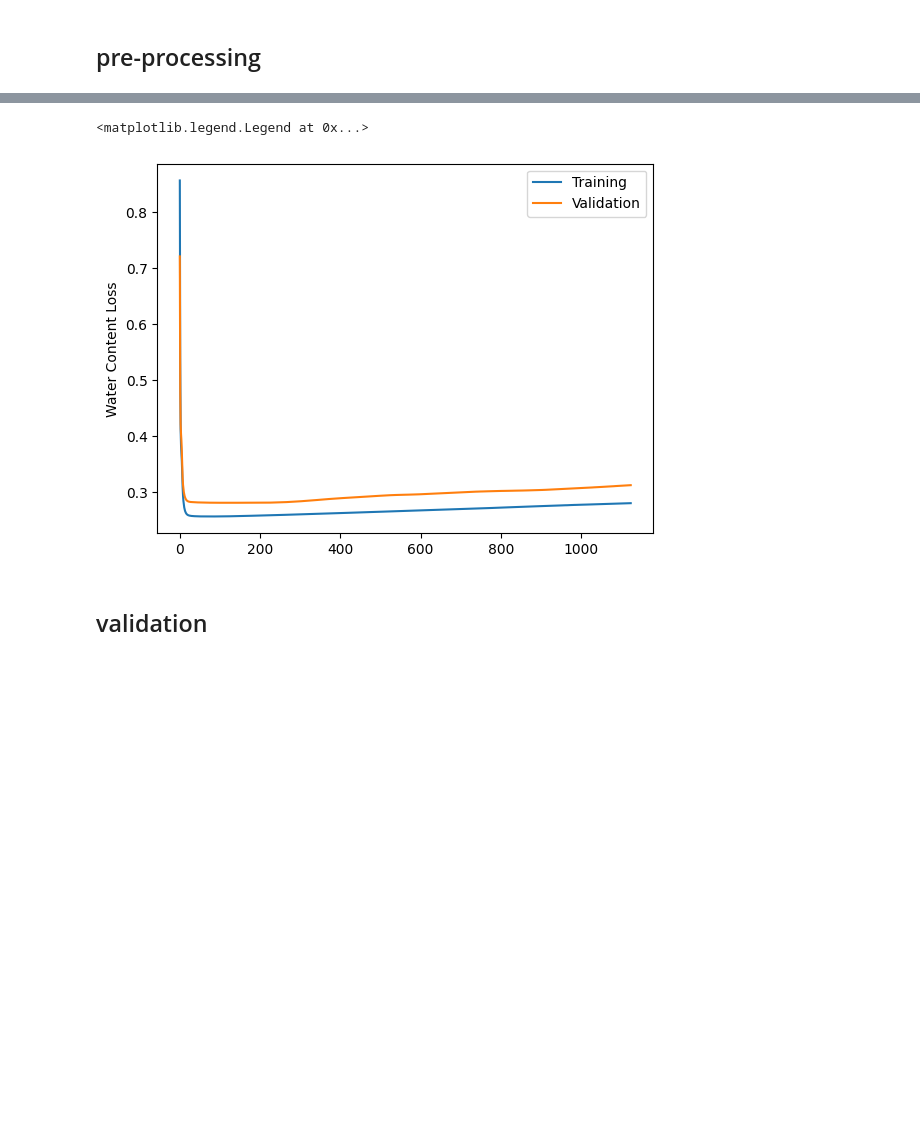
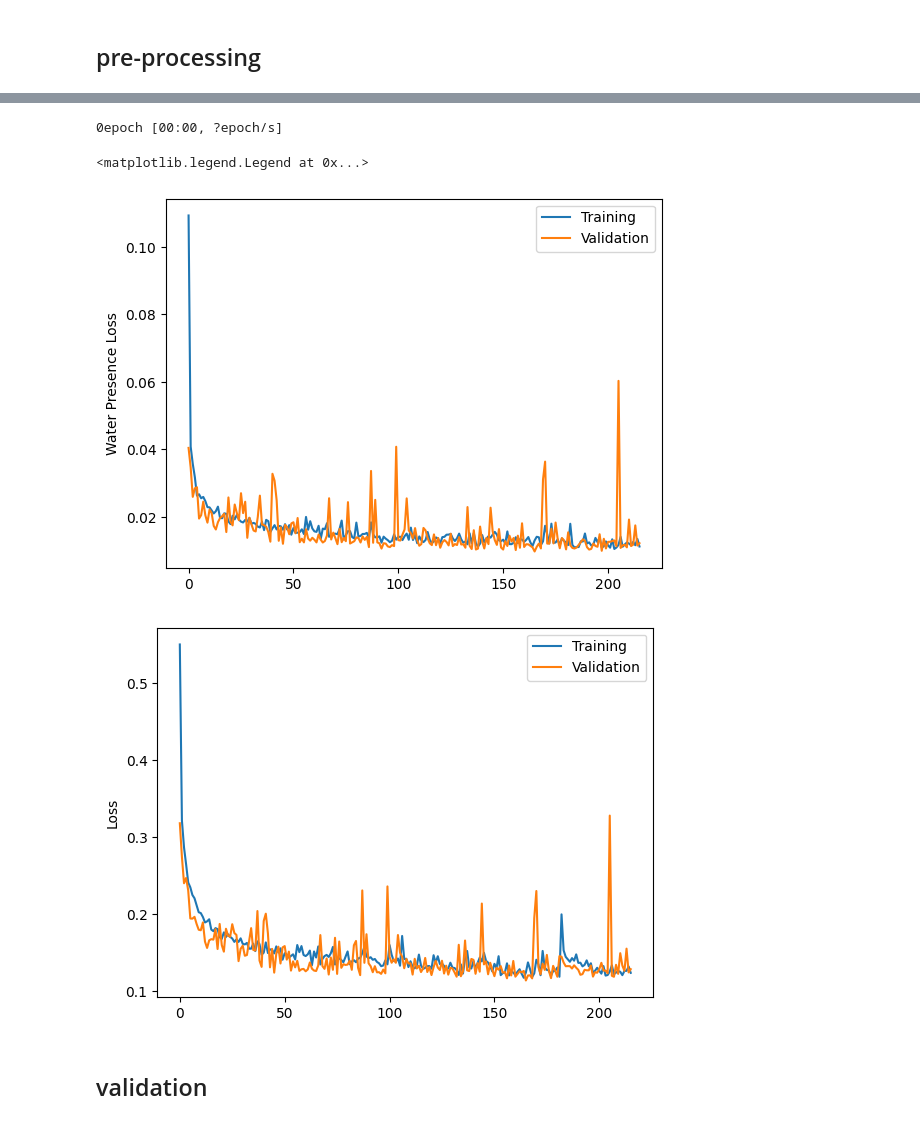
Before and after one commit to arthurzqhu/BOSS_PPE, a Jupyter notebook: hp_tuning.ipynb, the cells around one changed output, grey strips where cells are left out. Drawn from its saved outputs; the diff is of its cells as text; code cells hidden in the pictures; blank space fills up the shorter version.

```diff
--- a/hp_tuning.ipynb
+++ b/hp_tuning.ipynb
@@ -140,12 +199,17 @@ y_train_rawv = []
 y_val_wpresence = []
 y_val_rawv = []
 
+y_train_rawv_wnan = []
+y_val_rawv_wnan = []
+
 x_train, x_val, _, _ = mod_sec.train_test_split(x_all, ppe_var_presence[0], test_size=0.2, random_state=1)
 
 for ivar, (ppe_varp, ppe_varr) in enumerate(zip(ppe_var_presence, ppe_data)):
     _, _, y_train_wpresence_single, y_val_wpresence_single = mod_sec.train_test_split(x_all, ppe_varp, test_size=0.2, random_state=1)
     _, _, y_train_rawv_single, y_val_rawv_single = mod_sec.train_test_split(x_all, ppe_varr, test_size=0.2, random_state=1)
     y_train_wpresence.append(y_train_wpresence_single)
-    y_train_rawv.append(np.nan_to_num(y_train_rawv_single, nan=-1001))
+    y_train_rawv.append(np.nan_to_num(y_train_rawv_single, nan=-1001, neginf=-1001, posinf=-1001))
+    y_train_rawv_wnan.append(y_train_rawv_single)
     y_val_wpresence.append(y_val_wpresence_single)
-    y_val_rawv.append(np.nan_to_num(y_val_rawv_single, nan=-1001))
+    y_val_rawv.append(np.nan_to_num(y_val_rawv_single, nan=-1001, neginf=-1001, posinf=-1001))
+    y_val_rawv_wnan.append(y_val_rawv_single)
@@ -152,5 +220,7 @@ for ivar, (ppe_varp, ppe_varr) in enumerate(zip(ppe_var_presence, ppe_data)):
 # %%
-_ = plt.hist(ppe_data[4].flatten(), bins=100)
+i=0
+_ = plt.hist(ppe_data[i].flatten(), bins=100)
+plt.yscale('log')
 plt.figure()
-_ = plt.hist(tgt_data[4].flatten(), bins=100)
+_ = plt.hist(tgt_data[i].flatten(), bins=100)
 # %% [output]
@@ -301,18 +350,35 @@ history = best_model.fit(
+# %%
+stop_early = keras.callbacks.EarlyStopping(monitor='val_loss', mode='min', patience=50)
+
+y_train_list = y_train_wpresence + y_train_rawv
+y_val_list   = y_val_wpresence   + y_val_rawv
+
+history = best_model.fit(
+    x=x_train,
+    y=y_train_list,
+    epochs=10000,
+    verbose=0,
+    validation_data=(x_val, y_val_list),
+    callbacks=[TqdmCallback(verbose=1), stop_early]
+)
+# %% [output]
+0epoch [00:00, ?epoch/s]
 # %%
 plt.figure()
-plt.plot(history.epoch, history.history['presence_accuracy'], label='Training')
-plt.plot(history.epoch, history.history['val_presence_accuracy'], label='Validation')
-plt.ylabel('Water Presence Accuracy')
+plt.plot(history.epoch, history.history['presence_loss'], label='Training')
+plt.plot(history.epoch, history.history['val_presence_loss'], label='Validation')
+plt.ylabel('Water Presence Loss')
 plt.legend()
 
 plt.figure()
-plt.plot(history.epoch, history.history['water_loss'], label='Training')
-plt.plot(history.epoch, history.history['val_water_loss'], label='Validation')
-plt.ylabel('Water Content Loss')
+plt.plot(history.epoch, history.history['loss'], label='Training')
+plt.plot(history.epoch, history.history['val_loss'], label='Validation')
+plt.ylabel('Loss')
 plt.legend()
 # %% [output]
 <matplotlib.legend.Legend at 0x...>
-[figure, old version]
+[figure, new version]
+[figure, added]
 # %%
 # save model:
 best_model.save(lp.bossppe_dir + '/models/multioutput_' + proj_name + '.keras')
```
Also changed, not shown: parts of 39 cells of this notebook, 6 other files.
